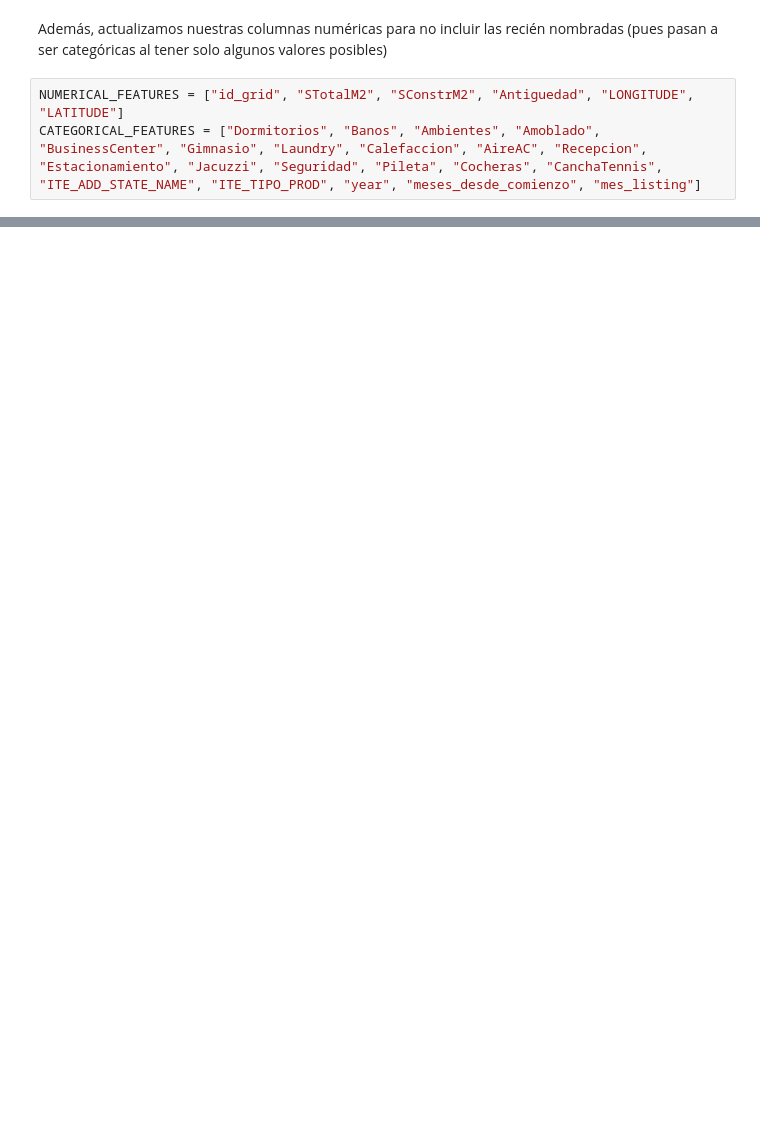
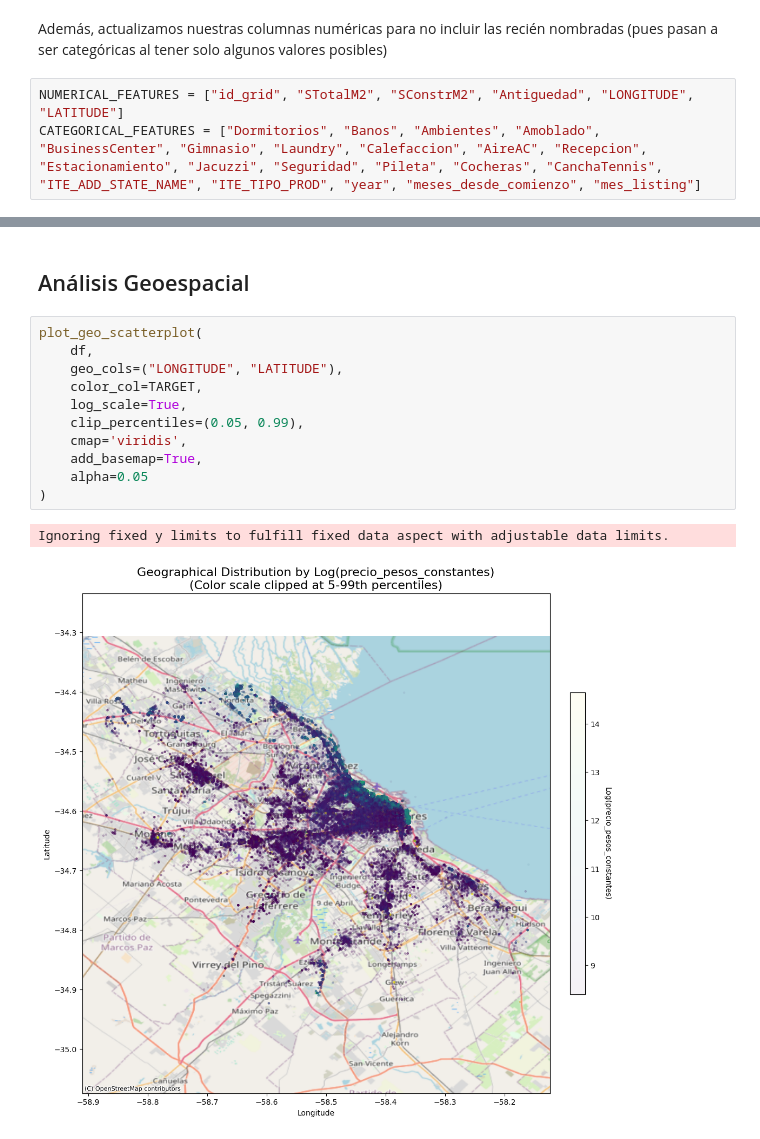
Before and after one commit to gonzabaleta/alquileres, a Jupyter notebook: notebooks/02-EDA-G.ipynb, the cells around one changed output, grey strips where cells are left out. Drawn from its saved outputs; the diff is of its cells as text; blank space fills up the shorter version.

```diff
--- a/notebooks/02-EDA-G.ipynb
+++ b/notebooks/02-EDA-G.ipynb
@@ -84,0 +102,16 @@ CATEGORICAL_FEATURES = ["Dormitorios", "Banos", "Ambientes", "Amoblado", "Busine
+# %% [markdown]
+## Análisis Geoespacial
+# %%
+plot_geo_scatterplot(
+    df,
+    geo_cols=("LONGITUDE", "LATITUDE"),
+    color_col=TARGET,
+    log_scale=True,
+    clip_percentiles=(0.05, 0.99),
+    cmap='viridis',
+    add_basemap=True,
+    alpha=0.05
+)
+# %% [output]
+Ignoring fixed y limits to fulfill fixed data aspect with adjustable data limits.
+[figure, added]
```
Also changed, not shown: parts of 8 cells of this notebook, 1 other file.
